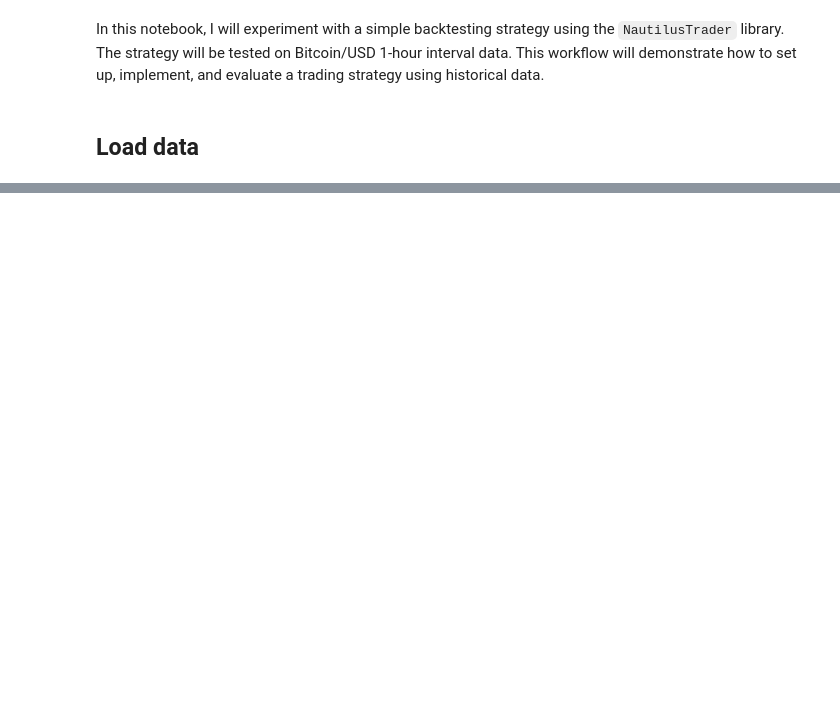
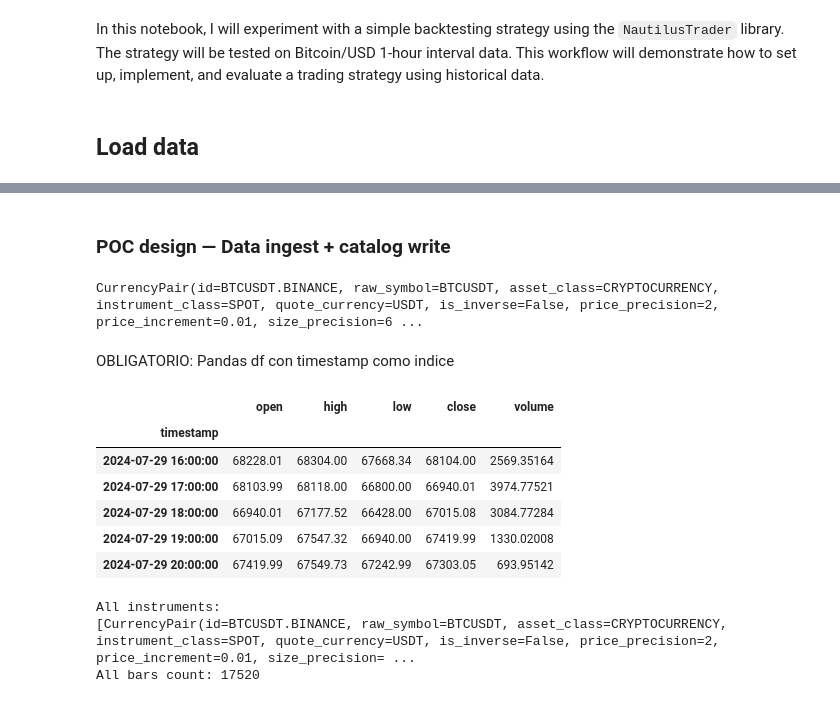
Before and after one commit to emr-tradelab/Crypto-Backtester-Duel, a Jupyter notebook: notebooks/02_nautilus_simple.ipynb, the cells around one changed output, grey strips where cells are left out. Drawn from its saved outputs; the diff is of its cells as text; code cells hidden in the pictures; blank space fills up the shorter version.

```diff
--- a/notebooks/02_nautilus_simple.ipynb
+++ b/notebooks/02_nautilus_simple.ipynb
@@ -231,0 +27,2 @@ GridPlot(id='p1723', ...)
+# %% [markdown]
+### POC design — Data ingest + catalog write
@@ -231,0 +44,24 @@ GridPlot(id='p1723', ...)
+# %%
+BTCUSD = TestInstrumentProvider.btcusdt_binance()
+print(BTCUSD)
+# %% [output]
+CurrencyPair(id=BTCUSDT.BINANCE, raw_symbol=BTCUSDT, asset_class=CRYPTOCURRENCY, instrument_class=SPOT, quote_currency=USDT, is_inverse=False, price_precision=2, price_increment=0.01, size_precision=6 ...
+# %% [markdown]
+OBLIGATORIO: Pandas df con timestamp como indice
+# %%
+df = df.with_columns(
+        (pl.col("open_time") + pl.duration(hours=1)).alias("timestamp"),
+    ).to_pandas()
+
+# Change order of columns
+df = df.reindex(columns=["timestamp", "open", "high", "low", "close", "volume"])
+df = df.set_index("timestamp")
+df.head()
+# %% [output]
+|  | open | high | low | close | volume |
+| timestamp |  |  |  |  |  |
+| 2024-07-29 16:00:00 | 68228.01 | 68304.00 | 67668.34 | 68104.00 | 2569.35164 |
+| 2024-07-29 17:00:00 | 68103.99 | 68118.00 | 66800.00 | 66940.01 | 3974.77521 |
+| 2024-07-29 18:00:00 | 66940.01 | 67177.52 | 66428.00 | 67015.08 | 3084.77284 |
+| 2024-07-29 19:00:00 | 67015.09 | 67547.32 | 66940.00 | 67419.99 | 1330.02008 |
+| 2024-07-29 20:00:00 | 67419.99 | 67549.73 | 67242.99 | 67303.05 | 693.95142 |
@@ -231,0 +79,13 @@ GridPlot(id='p1723', ...)
+# %%
+# Read and analyze data from the catalog
+# - Retrieve all instrument definitions
+all_instruments = catalog.instruments()
+print(f"All instruments:\n{all_instruments}")
+
+# - Get all available bars
+all_bars = catalog.bars()
+print(f"All bars count: {len(all_bars)}")
+# %% [output]
+All instruments:
+[CurrencyPair(id=BTCUSDT.BINANCE, raw_symbol=BTCUSDT, asset_class=CRYPTOCURRENCY, instrument_class=SPOT, quote_currency=USDT, is_inverse=False, price_precision=2, price_increment=0.01, size_precision= ...
+All bars count: 17520
```
Also changed, not shown: parts of 27 cells of this notebook, 1 other file.
